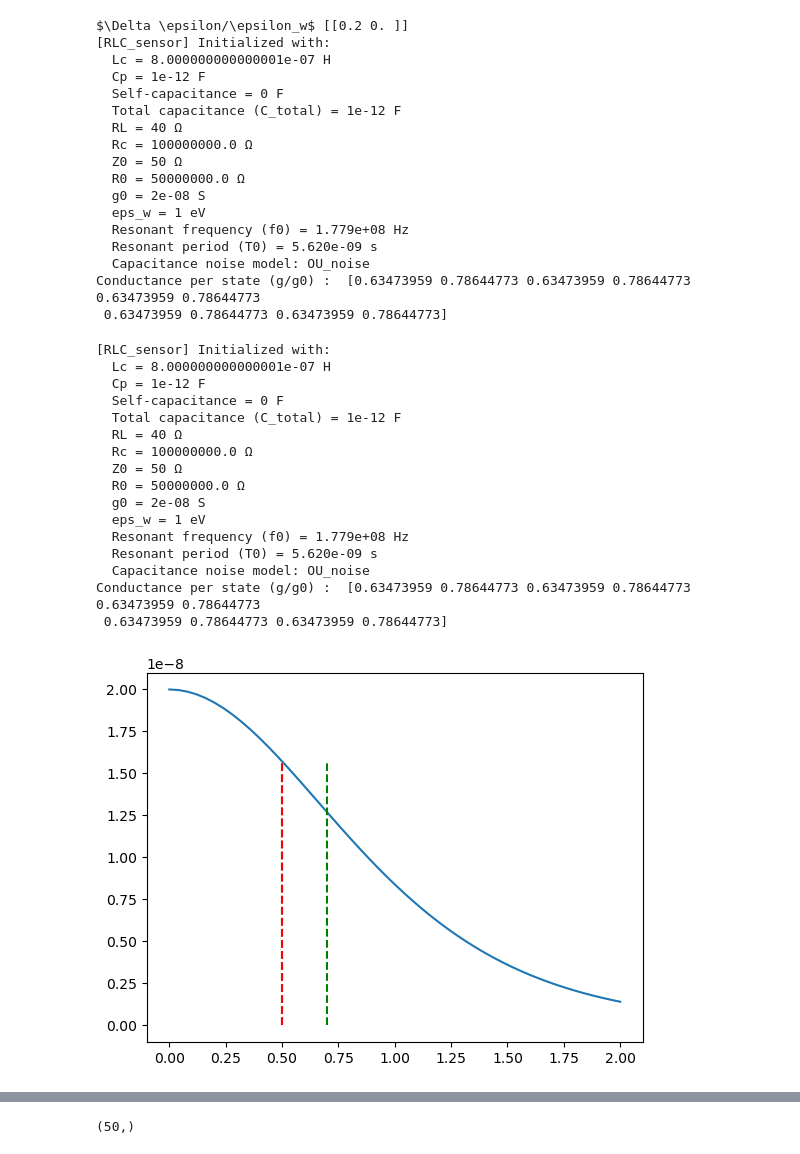
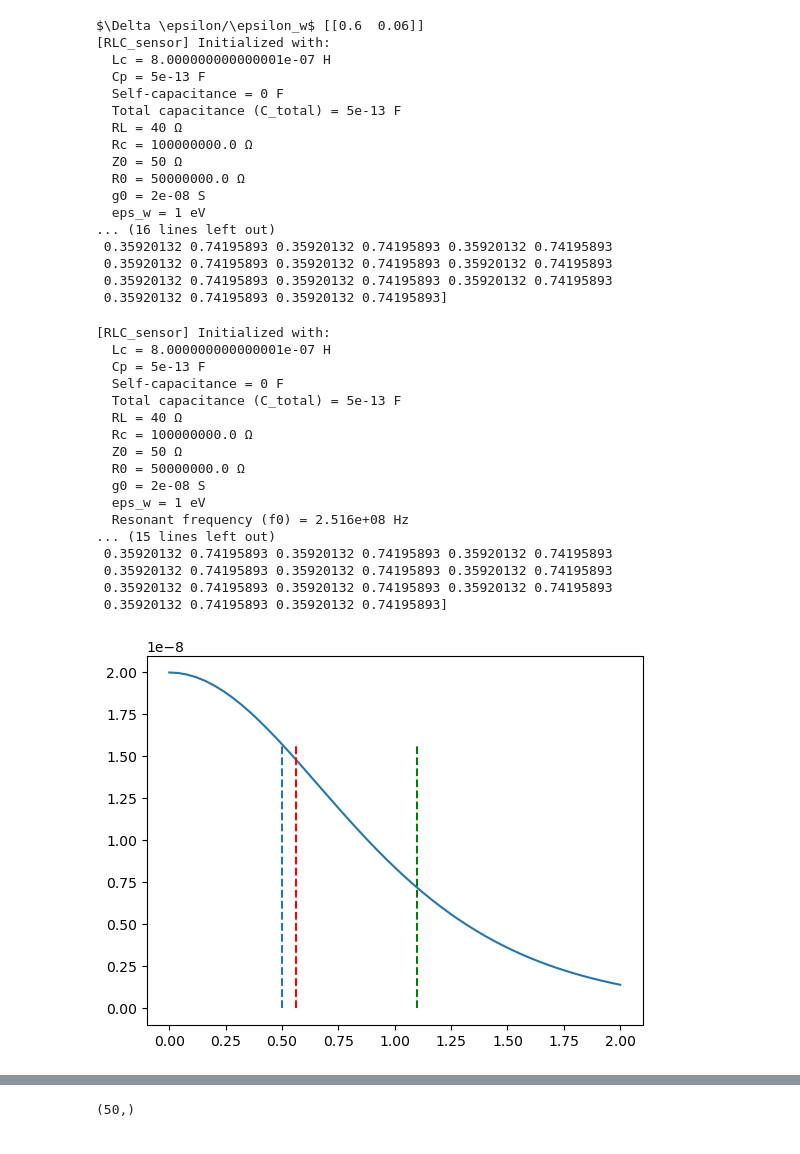
Before and after one commit to j-a-krzywda/ReadSpyn, a Jupyter notebook: src/readout_simulator/main.ipynb, the cells around one changed output, grey strips where cells are left out. Cells and saved outputs as stored; diff of their text form; code cells hidden in the pictures.

```diff
--- a/src/readout_simulator/main.ipynb
+++ b/src/readout_simulator/main.ipynb
@@ -23,9 +23,9 @@ importlib.reload(qds)
 
 
 # DEFINITION OF QUANTUM DOT SYSTEM
-deps_eps0 = 0.5 # shift in sensor detuning in the units of width eps_w
+deps_eps0 = 0.6 # shift in sensor detuning in the units of width eps_w
 Cdd_2dot = np.array([[1, 0], [0, 1]])   # NOTE: Ndots x Ndots, diagonal->no cross-capacitance
-Cds_2dot = np.array([[1], [0]])*deps_eps0   # NOTE: Nsensors x Ndots
+Cds_2dot = np.array([[1], [0.1]])*deps_eps0   # NOTE: Nsensors x Ndots
 
 dot_system = qds.QuantumDotSystem(Cdd_2dot, Cds_2dot)  #geometry
 
@@ -33,17 +33,18 @@ dot_system = qds.QuantumDotSystem(Cdd_2dot, Cds_2dot)  #geometry
 
 # --- Simulation Parameters ---
 params = {
-    'SNR_white': 100,  #NOTE: better tuning is needed
+    'SNR_white': 1e12,  #NOTE: better understanding of this parameter is needed
     'eps0': 0.5  # Nominal position on the Coulomb peak in the units width
 }
 
-nT_end = 2000 #periods of oscillation
-charge_states = [np.array([1, 0]), np.array([0, 1])]*5
+nT_end = 2500 #periods of oscillation NOTE: with T0 = 4ns -> Tend = 10us
+samples = 50 #samples
+charge_states = [np.array([1, 0]), np.array([0, 1])]*samples # charge states to simulate, each state is repeated 'samples' times. Order matters if the noise if the capacitance/charge noise is corrlated.
 
 
 params_resonator = {
     'Lc': 800*1e-9,  # Inductance of the resonator
-    'Cp': 1e-12,  # Capacitance of the resonator
+    'Cp': 0.5*1e-12,  # Capacitance of the resonator
     'RL': 40,  # Resistance of the resonator
     'Rc': 100e6,  # Coupling resistance
     'Z0': 50
@@ -51,70 +52,77 @@ params_resonator = {
 params_coulomb_peak = {
     "g0" : 1/50/1e6,   # Max conductance of coulomb peak RELATIVE UNITS
     "eps0" : 0.5,    # in relative to eps_width
-    "eps_width" : 1, # V
+    "eps_width" : 1, # NOTE: can be scapped as we use normalised units where eps = 1
 }
 
+#----------------- Clean simulator ----------------
 eps_noise = OverFNoise(
-                n_fluctuators=1, s1=10 * 1e-99, sigma_couplings=1e-99,
+                n_fluctuators=1, s1=1e-99, sigma_couplings=1e-99,
                 ommax=1 / 1, ommin=1 / 5,
-                dt=1
-            )
-c_noise = OU_noise(sigma=1e-99, gamma=1e7)
+                dt=1, equally_dist = True
+            )  #NOTE: dummy noise model TODO: allow NONE
+
+c_noise = OU_noise(sigma=1e-99, gamma=1e7) #NOTE: dummy noise model, TODO: allow none
 sensors = [sb.RLC_sensor(params_resonator, params_coulomb_peak, c_noise, eps_noise)]
 
-# --- Inductor Noise Parameters ---
-C_noise_model = OU_noise(sigma=1e-99, gamma=1e7)
 simulator = sm.ReadoutSimulator(
     dot_system=dot_system,
-    sensors = sensors
-)
+    sensors = sensors)
+
+
 simulator.run_simulation(charge_states, nT_end, params)
 IQ_clean, t = simulator.get_int_IQ()
 
 
-# --- Noisy simulator ---
-c_noise = OU_noise(sigma=1e-13, gamma=1e5)
+# ---------------- Noisy simulator ----------------
+eps_noise = OverFNoise(
+                n_fluctuators=5, s1=1e-3, sigma_couplings=1e-99,
+                ommax=1 / 1, ommin=1 / 5,
+                dt=1, equally_dist = True
+            ) # s1 is the amplitude
+c_noise = OU_noise(sigma=1e-13, gamma=1e5)  # gamma is the 1/correlation time[ns]. Each measurment is
 sensors = [sb.RLC_sensor(params_resonator, params_coulomb_peak, c_noise, eps_noise)]
 
 simulator2 = sm.ReadoutSimulator(
     dot_system=dot_system,
     sensors=sensors
 )
 
 simulator2.run_simulation(charge_states, nT_end, params)
 IQ_noisy, t2 = simulator2.get_int_IQ()
 # %% [output]
-$\Delta \epsilon/\epsilon_w$ [[0.2 0. ]]
+$\Delta \epsilon/\epsilon_w$ [[0.6  0.06]]
 [RLC_sensor] Initialized with:
   Lc = 8.000000000000001e-07 H
-  Cp = 1e-12 F
+  Cp = 5e-13 F
   Self-capacitance = 0 F
-  Total capacitance (C_total) = 1e-12 F
+  Total capacitance (C_total) = 5e-13 F
   RL = 40 Ω
   Rc = 100000000.0 Ω
   Z0 = 50 Ω
   R0 = 50000000.0 Ω
   g0 = 2e-08 S
   eps_w = 1 eV
-  Resonant frequency (f0) = 1.779e+08 Hz
-  Resonant period (T0) = 5.620e-09 s
-  Capacitance noise model: OU_noise
-Conductance per state (g/g0) :  [0.63473959 0.78644773 0.63473959 0.78644773 0.63473959 0.78644773
- 0.63473959 0.78644773 0.63473959 0.78644773]
+... (16 lines left out)
+ 0.35920132 0.74195893 0.35920132 0.74195893 0.35920132 0.74195893
+ 0.35920132 0.74195893 0.35920132 0.74195893 0.35920132 0.74195893
+ 0.35920132 0.74195893 0.35920132 0.74195893 0.35920132 0.74195893
+ 0.35920132 0.74195893 0.35920132 0.74195893]
 [RLC_sensor] Initialized with:
   Lc = 8.000000000000001e-07 H
-  Cp = 1e-12 F
+  Cp = 5e-13 F
   Self-capacitance = 0 F
-  Total capacitance (C_total) = 1e-12 F
+  Total capacitance (C_total) = 5e-13 F
   RL = 40 Ω
   Rc = 100000000.0 Ω
   Z0 = 50 Ω
   R0 = 50000000.0 Ω
   g0 = 2e-08 S
   eps_w = 1 eV
-  Resonant frequency (f0) = 1.779e+08 Hz
-  Resonant period (T0) = 5.620e-09 s
-  Capacitance noise model: OU_noise
-Conductance per state (g/g0) :  [0.63473959 0.78644773 0.63473959 0.78644773 0.63473959 0.78644773
- 0.63473959 0.78644773 0.63473959 0.78644773]
+  Resonant frequency (f0) = 2.516e+08 Hz
+... (15 lines left out)
+ 0.35920132 0.74195893 0.35920132 0.74195893 0.35920132 0.74195893
+ 0.35920132 0.74195893 0.35920132 0.74195893 0.35920132 0.74195893
+ 0.35920132 0.74195893 0.35920132 0.74195893 0.35920132 0.74195893
+ 0.35920132 0.74195893 0.35920132 0.74195893]
-[figure, old version]
+[figure, new version]
```
Also changed, not shown: parts of 7 cells of this notebook, 3 other files.
